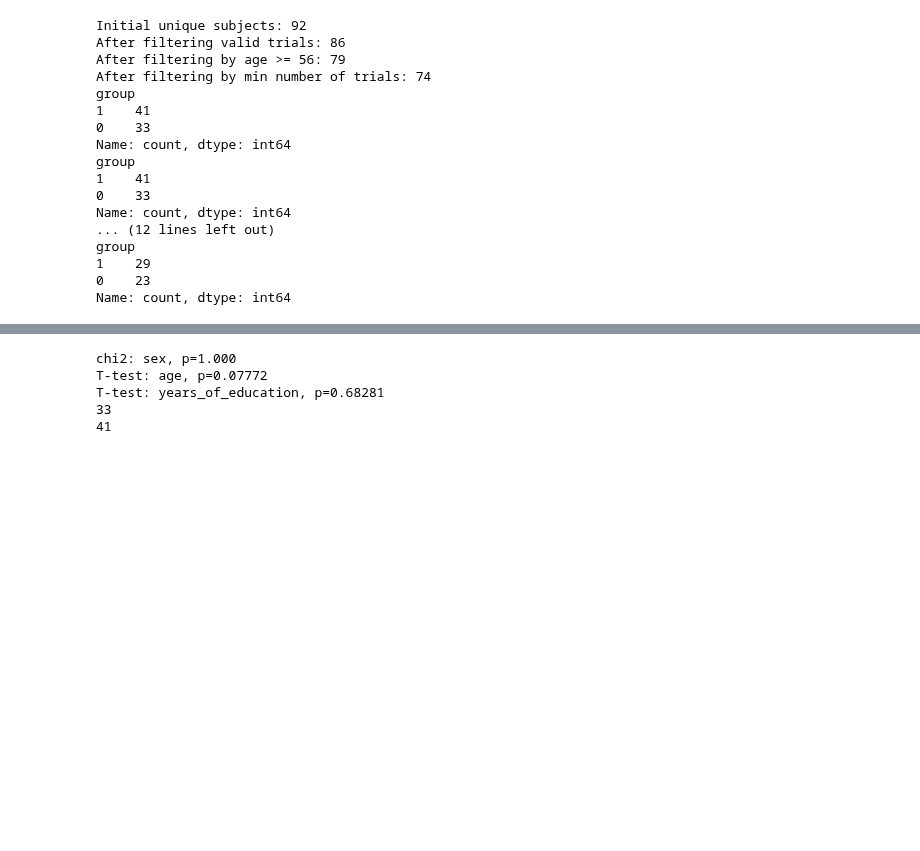
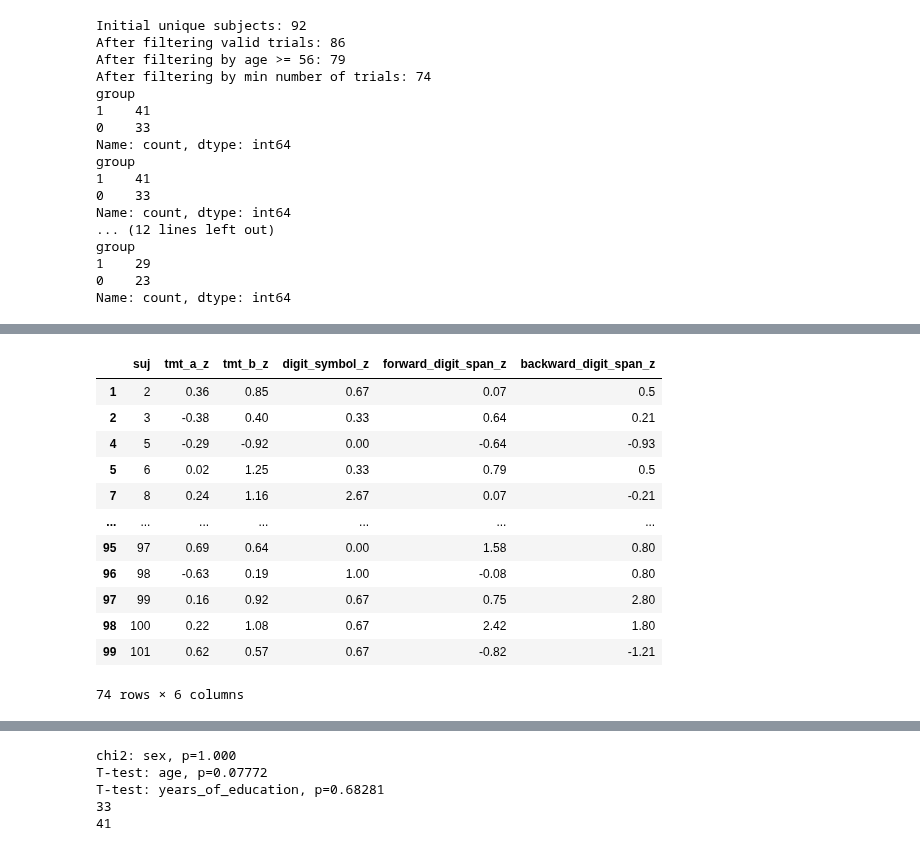
Before and after one commit to gianluca-capelo/tmt-analysis, a Jupyter notebook: notebooks/modelling.ipynb, the cells around one changed output, grey strips where cells are left out. Cells and saved outputs as stored; diff of their text form; code cells hidden in the pictures; blank space fills up the shorter version.

```diff
--- a/notebooks/modelling.ipynb
+++ b/notebooks/modelling.ipynb
@@ -464,0 +493,20 @@ df_metadata_cognitive
+# %%
+z_columns = [i for i in df_metadata_cognitive.columns if 'z' in i]
+
+df_metadata_cognitive_z = df_metadata_cognitive[['suj'] + z_columns]
+
+df_metadata_cognitive_z
+# %% [output]
+|  | suj | tmt_a_z | tmt_b_z | digit_symbol_z | forward_digit_span_z | backward_digit_span_z |
+| 1 | 2 | 0.36 | 0.85 | 0.67 | 0.07 | 0.5 |
+| 2 | 3 | -0.38 | 0.40 | 0.33 | 0.64 | 0.21 |
+| 4 | 5 | -0.29 | -0.92 | 0.00 | -0.64 | -0.93 |
+| 5 | 6 | 0.02 | 1.25 | 0.33 | 0.79 | 0.5 |
+| 7 | 8 | 0.24 | 1.16 | 2.67 | 0.07 | -0.21 |
+| ... | ... | ... | ... | ... | ... | ... |
+| 95 | 97 | 0.69 | 0.64 | 0.00 | 1.58 | 0.80 |
+| 96 | 98 | -0.63 | 0.19 | 1.00 | -0.08 | 0.80 |
+| 97 | 99 | 0.16 | 0.92 | 0.67 | 0.75 | 2.80 |
+| 98 | 100 | 0.22 | 1.08 | 0.67 | 2.42 | 1.80 |
+| 99 | 101 | 0.62 | 0.57 | 0.67 | -0.82 | -1.21 |
+74 rows × 6 columns
```
Also changed, not shown: parts of 8 cells of this notebook, 1 other file.
